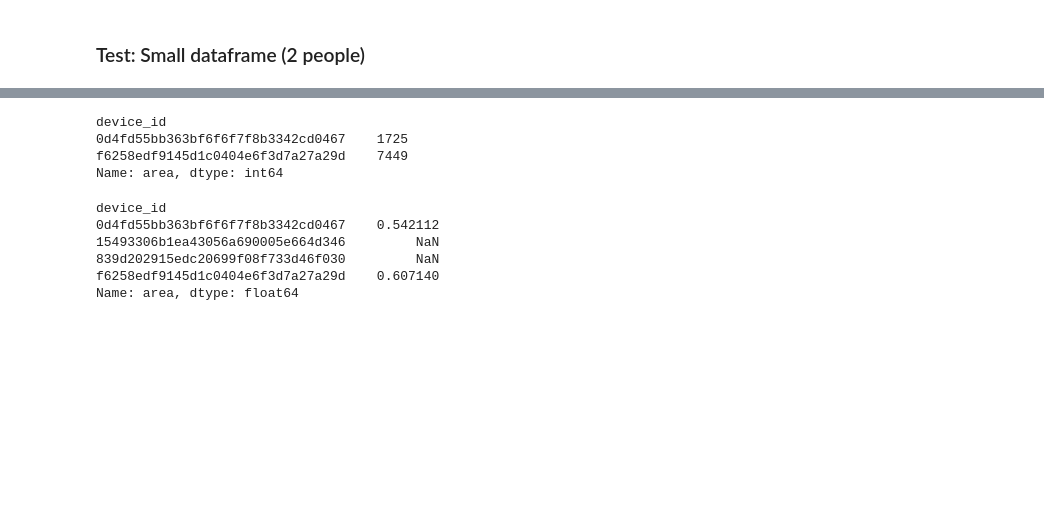
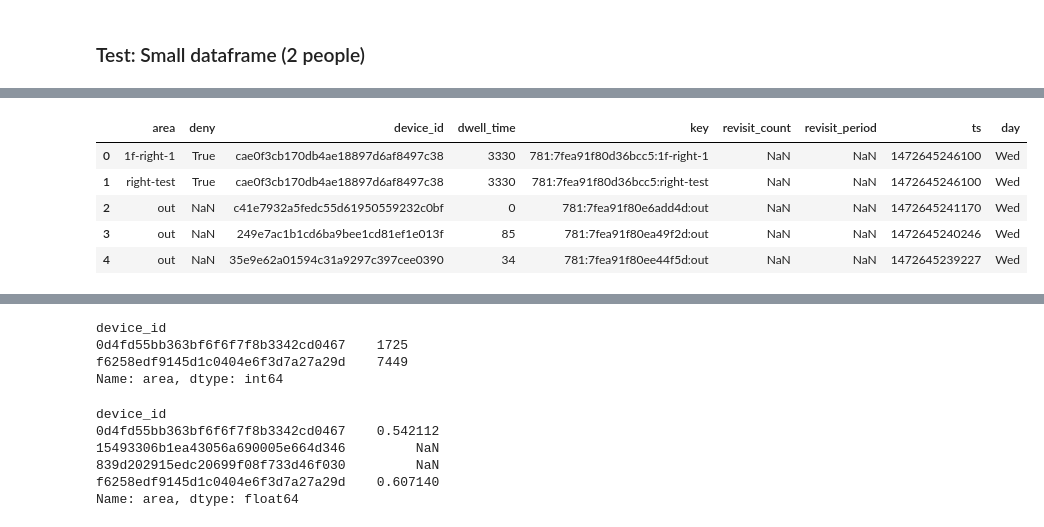
Before and after one commit to Yoo-Ju/MSRA_proposal_wifi_log, a Jupyter notebook: notebook/Supervised_model(basic_features).ipynb, the cells around one changed output, grey strips where cells are left out. Drawn from its saved outputs; the diff is of its cells as text; code cells hidden in the pictures; blank space fills up the shorter version.

```diff
--- a/notebook/Supervised_model(basic_features).ipynb
+++ b/notebook/Supervised_model(basic_features).ipynb
@@ -70 +95,10 @@ array(['f076ab559ef130c78ab7123d3807c1fc',
        '0d4fd55bb363bf6f6f7f8b3342cd0467'], dtype=object)
+# %%
+df.head()
+# %% [output]
+|  | area | deny | device_id | dwell_time | key | revisit_count | revisit_period | ts | day |
+| 0 | 1f-right-1 | True | cae0f3cb170db4ae18897d6af8497c38 | 3330 | 781:7fea91f80d36bcc5:1f-right-1 | NaN | NaN | 1472645246100 | Wed |
+| 1 | right-test | True | cae0f3cb170db4ae18897d6af8497c38 | 3330 | 781:7fea91f80d36bcc5:right-test | NaN | NaN | 1472645246100 | Wed |
+| 2 | out | NaN | c41e7932a5fedc55d61950559232c0bf | 0 | 781:7fea91f80e6add4d:out | NaN | NaN | 1472645241170 | Wed |
+| 3 | out | NaN | 249e7ac1b1cd6ba9bee1cd81ef1e013f | 85 | 781:7fea91f80ea49f2d:out | NaN | NaN | 1472645240246 | Wed |
+| 4 | out | NaN | 35e9e62a01594c31a9297c397cee0390 | 34 | 781:7fea91f80ee44f5d:out | NaN | NaN | 1472645239227 | Wed |
```
Also changed, not shown: parts of 34 cells of this notebook, 7 other files.
